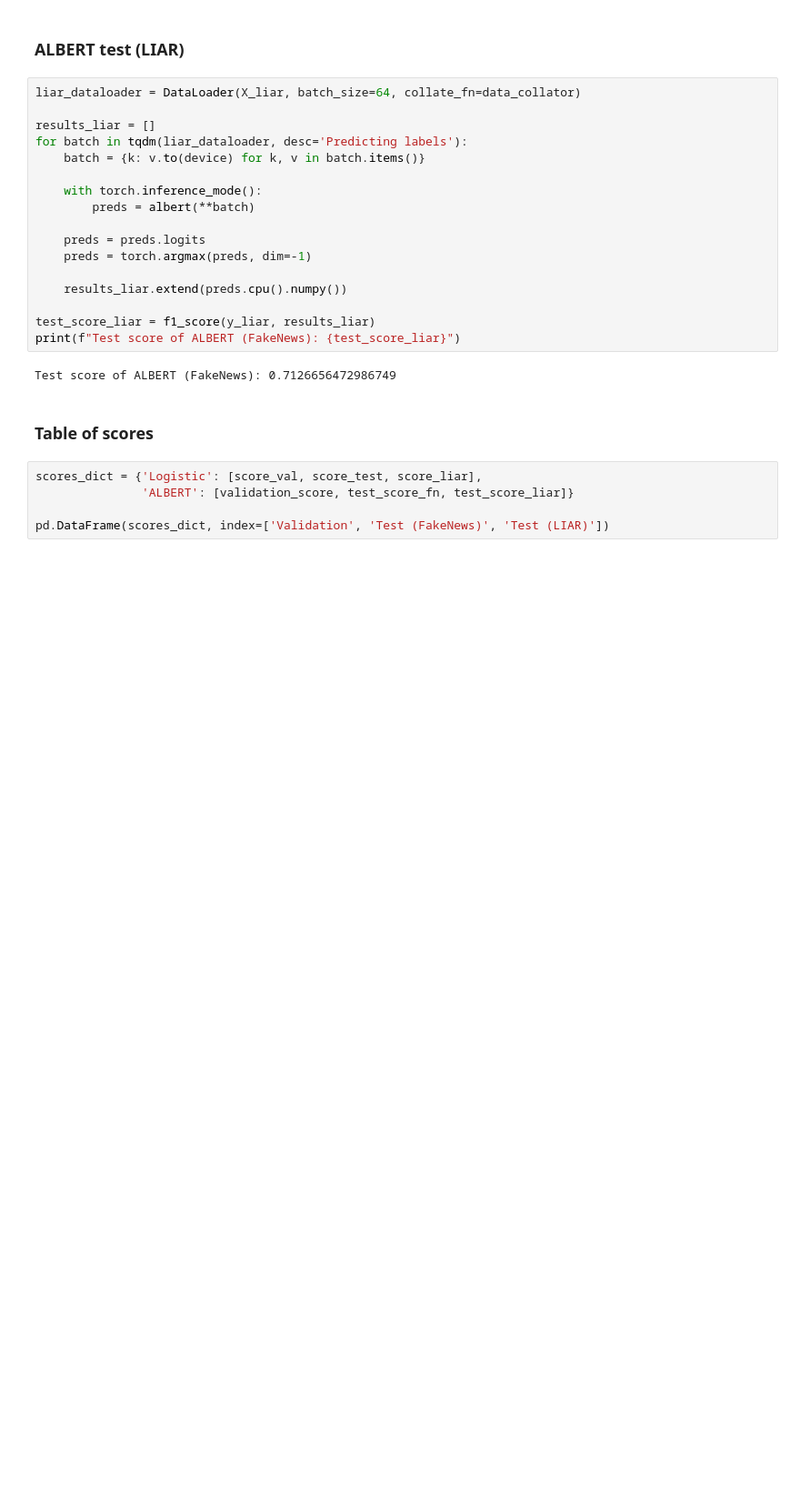
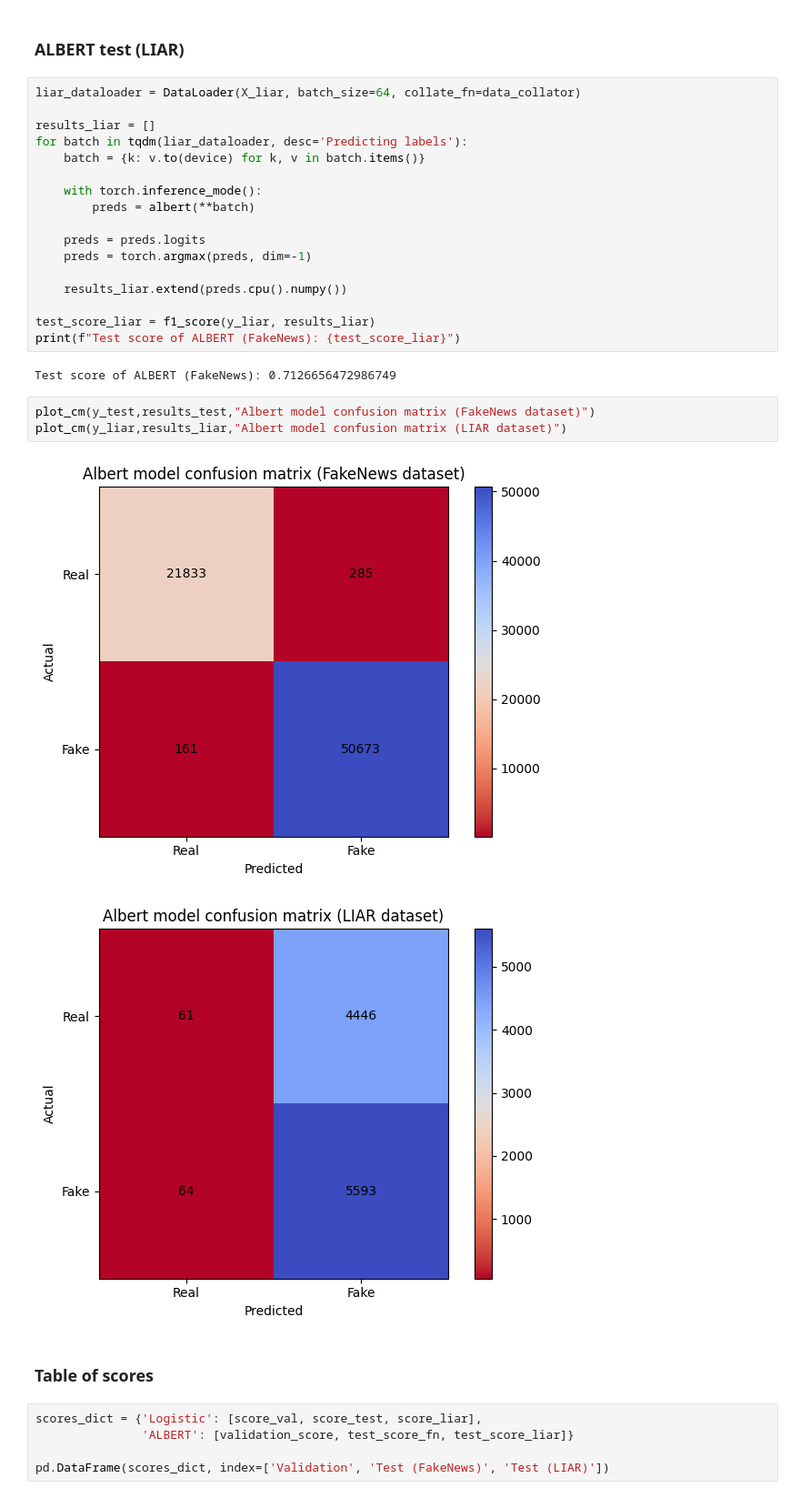
Before and after one commit to MikkelPraestegaard/GDS-final-assignment, a Jupyter notebook: Code.ipynb, the cells around one changed output. Shown at 91% size. Cells and saved outputs as stored; diff of their text form; blank space fills up the shorter version.

Commit message:
confusion matrix changed

```diff
--- a/Code.ipynb
+++ b/Code.ipynb
@@ -587,6 +588,12 @@ test_score_liar = f1_score(y_liar, results_liar)
 print(f"Test score of ALBERT (FakeNews): {test_score_liar}")
 # %% [output]
 Test score of ALBERT (FakeNews): 0.7126656472986749
+# %%
+plot_cm(y_test,results_test,"Albert model confusion matrix (FakeNews dataset)")
+plot_cm(y_liar,results_liar,"Albert model confusion matrix (LIAR dataset)")
+# %% [output]
+[figure, added]
+[figure, added]
 # %% [markdown]
 ### Table of scores
 # %%
```
Also changed, not shown: parts of 1 cell of this notebook.
